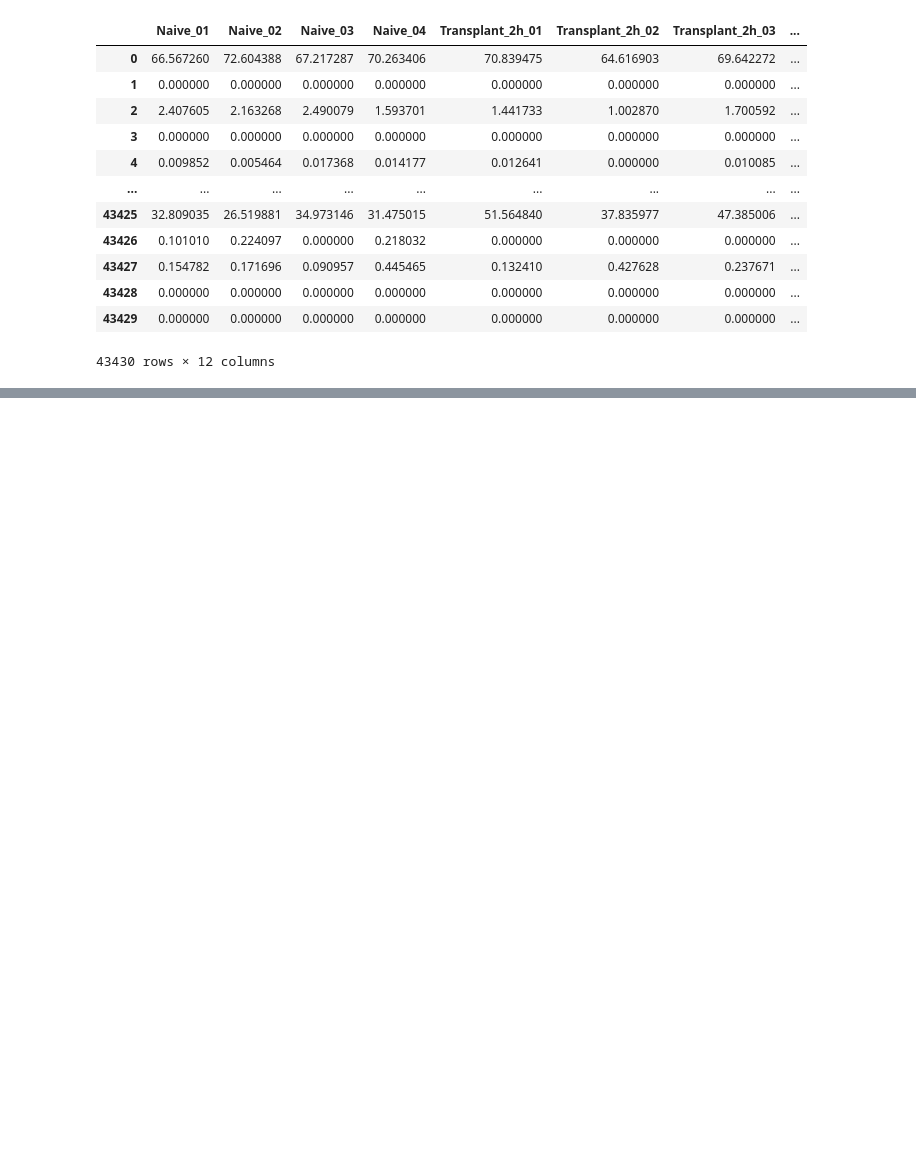
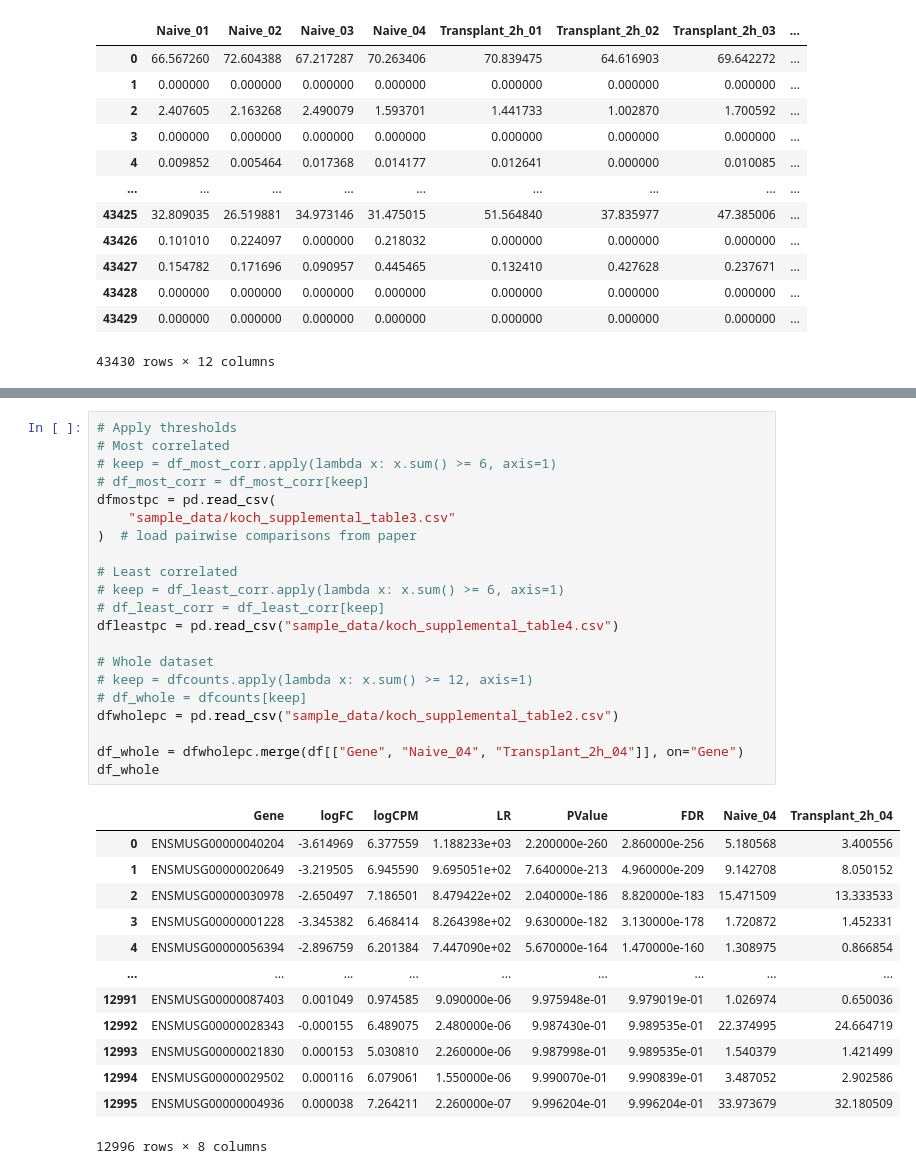
Before and after one commit to dottting/RNA_seq_analysis, a Jupyter notebook: data_prep.ipynb, the cells around one changed output, grey strips where cells are left out. Saved outputs shown, nothing was run; the diff lists cells and outputs as text; blank space fills up the shorter version.

```diff
--- a/data_prep.ipynb
+++ b/data_prep.ipynb
@@ -231,0 +298,35 @@ ax.indicate_inset_zoom(axins, edgecolor="black")
+# %%
+# Apply thresholds
+# Most correlated
+# keep = df_most_corr.apply(lambda x: x.sum() >= 6, axis=1)
+# df_most_corr = df_most_corr[keep]
+dfmostpc = pd.read_csv(
+    "sample_data/koch_supplemental_table3.csv"
+)  # load pairwise comparisons from paper
+
+# Least correlated
+# keep = df_least_corr.apply(lambda x: x.sum() >= 6, axis=1)
+# df_least_corr = df_least_corr[keep]
+dfleastpc = pd.read_csv("sample_data/koch_supplemental_table4.csv")
+
+# Whole dataset
+# keep = dfcounts.apply(lambda x: x.sum() >= 12, axis=1)
+# df_whole = dfcounts[keep]
+dfwholepc = pd.read_csv("sample_data/koch_supplemental_table2.csv")
+
+df_whole = dfwholepc.merge(df[["Gene", "Naive_04", "Transplant_2h_04"]], on="Gene")
+df_whole
+# %% [output]
+|  | Gene | logFC | logCPM | LR | PValue | FDR | Naive_04 | Transplant_2h_04 |
+| 0 | ENSMUSG00000040204 | -3.614969 | 6.377559 | 1.188233e+03 | 2.200000e-260 | 2.860000e-256 | 5.180568 | 3.400556 |
+| 1 | ENSMUSG00000020649 | -3.219505 | 6.945590 | 9.695051e+02 | 7.640000e-213 | 4.960000e-209 | 9.142708 | 8.050152 |
+| 2 | ENSMUSG00000030978 | -2.650497 | 7.186501 | 8.479422e+02 | 2.040000e-186 | 8.820000e-183 | 15.471509 | 13.333533 |
+| 3 | ENSMUSG00000001228 | -3.345382 | 6.468414 | 8.264398e+02 | 9.630000e-182 | 3.130000e-178 | 1.720872 | 1.452331 |
+| 4 | ENSMUSG00000056394 | -2.896759 | 6.201384 | 7.447090e+02 | 5.670000e-164 | 1.470000e-160 | 1.308975 | 0.866854 |
+| ... | ... | ... | ... | ... | ... | ... | ... | ... |
+| 12991 | ENSMUSG00000087403 | 0.001049 | 0.974585 | 9.090000e-06 | 9.975948e-01 | 9.979019e-01 | 1.026974 | 0.650036 |
+| 12992 | ENSMUSG00000028343 | -0.000155 | 6.489075 | 2.480000e-06 | 9.987430e-01 | 9.989535e-01 | 22.374995 | 24.664719 |
+| 12993 | ENSMUSG00000021830 | 0.000153 | 5.030810 | 2.260000e-06 | 9.987998e-01 | 9.989535e-01 | 1.540379 | 1.421499 |
+| 12994 | ENSMUSG00000029502 | 0.000116 | 6.079061 | 1.550000e-06 | 9.990070e-01 | 9.990839e-01 | 3.487052 | 2.902586 |
+| 12995 | ENSMUSG00000004936 | 0.000038 | 7.264211 | 2.260000e-07 | 9.996204e-01 | 9.996204e-01 | 33.973679 | 32.180509 |
+12996 rows × 8 columns
```
Also changed, not shown: parts of 8 cells of this notebook, 5 other files.
